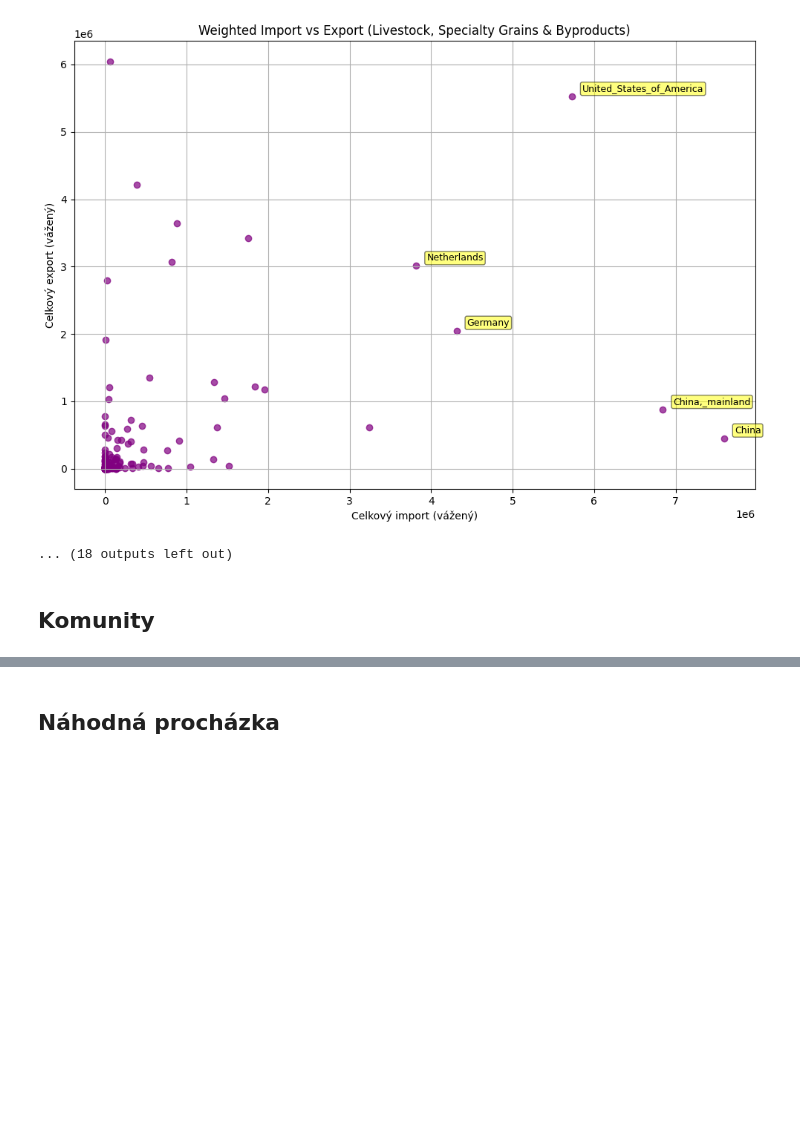
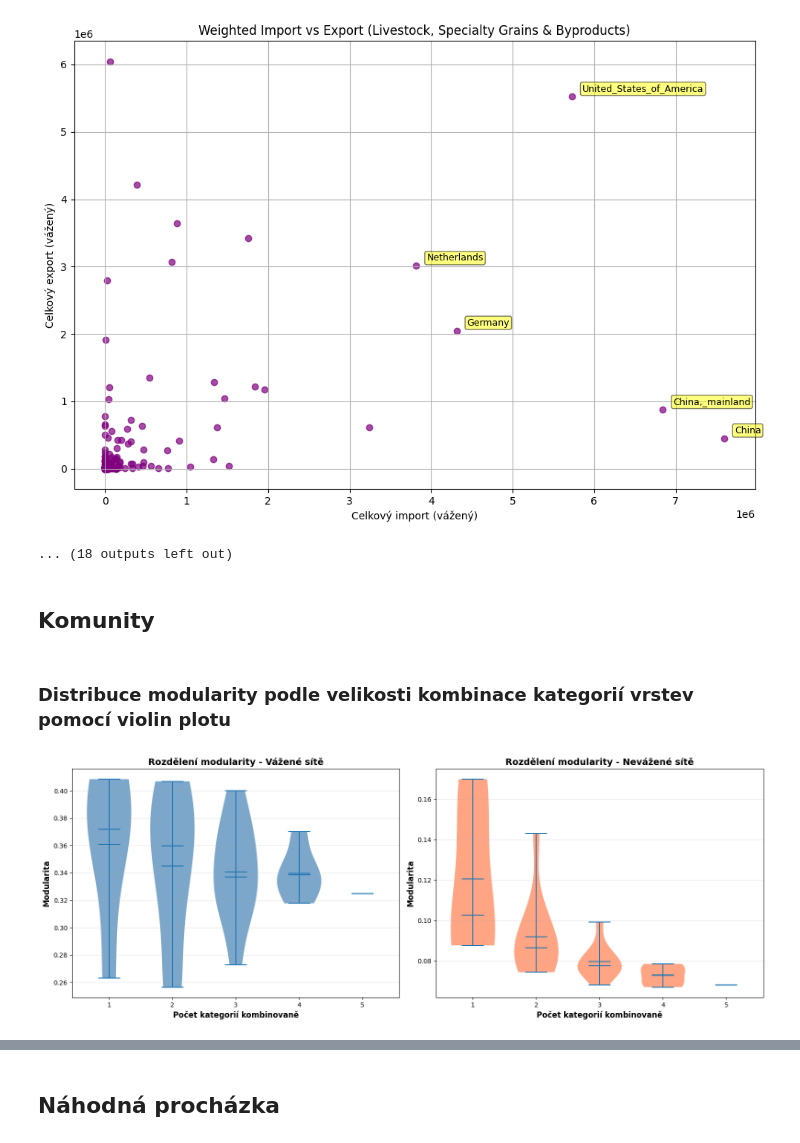
Before and after one commit to SLI0124/metody-analyzy-siti-ii, a Jupyter notebook: projects/implementation.ipynb, the cells around one changed output, grey strips where cells are left out. Drawn from its saved outputs; the diff is of its cells as text; code cells hidden in the pictures; blank space fills up the shorter version.

```diff
--- a/projects/implementation.ipynb
+++ b/projects/implementation.ipynb
@@ -915,0 +1231,2 @@ occ_df.to_csv(RANDOM_WALK_DIR / "occupation_centrality.csv", index=False)
+# %%
+results_unweighted_combos = []
@@ -915,0 +1345,13 @@ occ_df.to_csv(RANDOM_WALK_DIR / "occupation_centrality.csv", index=False)
+# %%
+# 5. All 5 categories (full flattened network)
+print("\n[5/5] All 5 Categories Combined (Full Network)")
+result = detect_communities_louvain(G_unweighted, weighted=False, graph_name="Full Unweighted Network (All 5 Categories)")
+results_unweighted_combos.append({
+    'combo_size': 5,
+    'categories': list(categories),
+    'category_names': 'All Categories',
+    'modularity': result['modularity'],
+    'num_communities': result['num_communities'],
+    'num_nodes': G_unweighted.number_of_nodes(),
+    'num_edges': G_unweighted.number_of_edges()
+})
@@ -915,0 +1363,5 @@ occ_df.to_csv(RANDOM_WALK_DIR / "occupation_centrality.csv", index=False)
+# %%
+df_unweighted_combos = pd.DataFrame(results_unweighted_combos)
+df_unweighted_combos['categories_str'] = df_unweighted_combos['categories'].apply(lambda x: str(tuple(x)))
+
+df_unweighted_combos[['combo_size', 'category_names', 'modularity', 'num_communities', 'num_nodes', 'num_edges']]
@@ -1315,3 +1960,44 @@ Livestock, Specialty Grains & Byproducts (Jaccard Cluster 1):
 #     plt.show()
 # %% [markdown]
 ## Komunity
+# %% [markdown]
+### Distribuce modularity podle velikosti kombinace kategorií vrstev pomocí violin plotu
+# %%
+fig, (ax1, ax2) = plt.subplots(1, 2, figsize=(16, 6))
+
+# Prepare data for violin plots
+combo_sizes = sorted(df_weighted_combos['combo_size'].unique())
+
+# Weighted
+data_w = [df_weighted_combos[df_weighted_combos['combo_size'] == size]['modularity'].values
+          for size in combo_sizes]
+parts_w = ax1.violinplot(data_w, positions=combo_sizes, widths=0.7,
+                          showmeans=True, showmedians=True)
+for pc in parts_w['bodies']:
+    pc.set_facecolor('steelblue')
+    pc.set_alpha(0.7)
+ax1.set_xlabel('Počet kategorií kombinovaně', fontsize=12, weight='bold')
+ax1.set_ylabel('Modularita', fontsize=12, weight='bold')
+ax1.set_title('Rozdělení modularity - Vážené sítě', fontsize=14, weight='bold')
+ax1.set_xticks(combo_sizes)
+ax1.grid(axis='y', alpha=0.3)
+
+# Unweighted
+data_uw = [df_unweighted_combos[df_unweighted_combos['combo_size'] == size]['modularity'].values
+           for size in combo_sizes]
+parts_uw = ax2.violinplot(data_uw, positions=combo_sizes, widths=0.7,
+                           showmeans=True, showmedians=True)
+for pc in parts_uw['bodies']:
+    pc.set_facecolor('coral')
+    pc.set_alpha(0.7)
+ax2.set_xlabel('Počet kategorií kombinovaně', fontsize=12, weight='bold')
+ax2.set_ylabel('Modularita', fontsize=12, weight='bold')
+ax2.set_title('Rozdělení modularity - Nevážené sítě', fontsize=14, weight='bold')
+ax2.set_xticks(combo_sizes)
+ax2.grid(axis='y', alpha=0.3)
+
+plt.tight_layout()
+plt.savefig(COMMUNITY_DIR / "modularity_violin_plot.png", dpi=300, bbox_inches='tight')
+plt.show()
+# %% [output]
+[figure, added]
```
Also changed, not shown: parts of 79 cells of this notebook.
